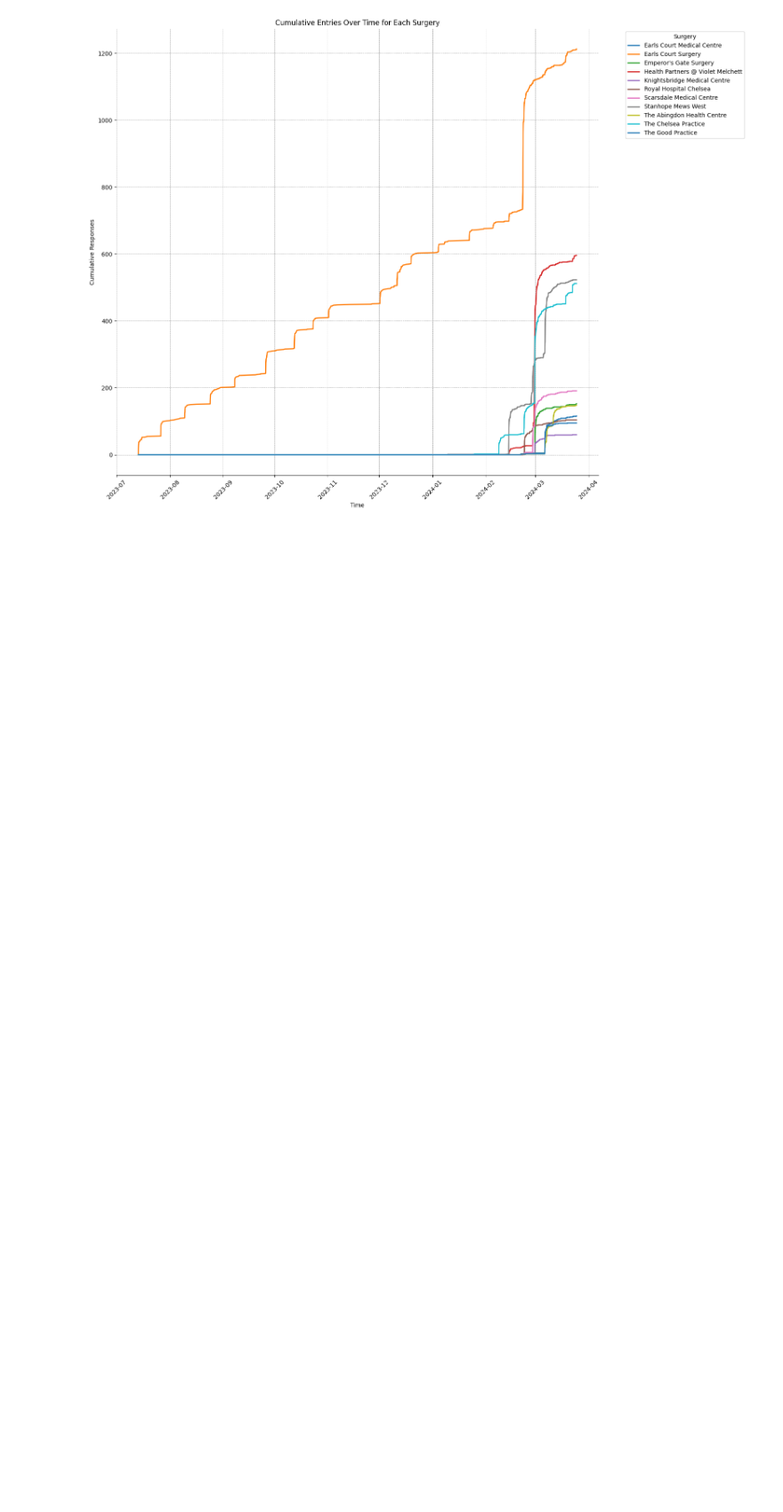
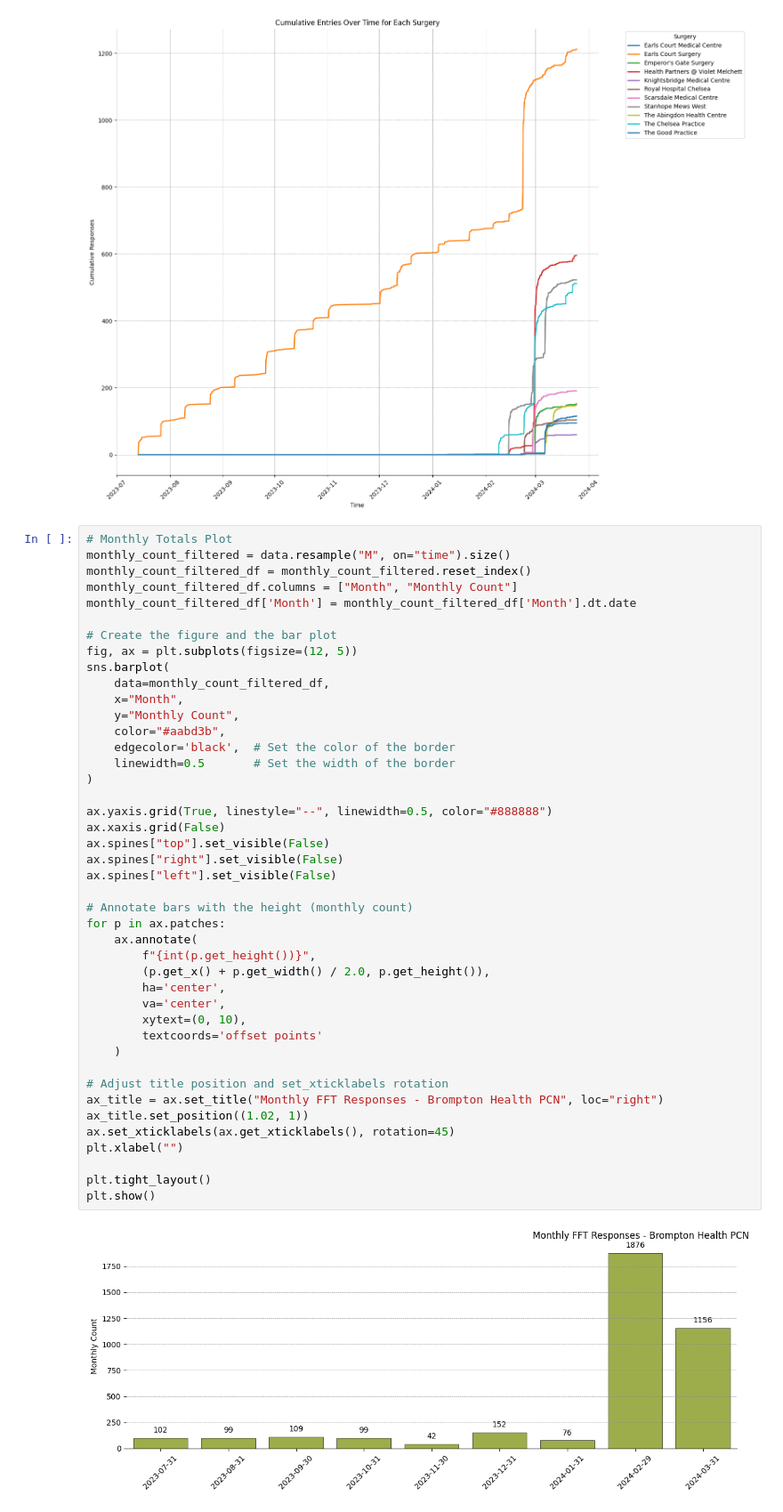
Before and after one commit to janduplessis883/friends-and-family-test-analysis, a Jupyter notebook: notebooks/Untitled1.ipynb, the cells around one changed output. Shown at 89% size. Saved outputs shown, nothing was run; the diff lists cells and outputs as text; blank space fills up the shorter version.

```diff
--- a/notebooks/Untitled1.ipynb
+++ b/notebooks/Untitled1.ipynb
@@ -418,3 +418,48 @@ plt.tight_layout()
 plt.show()
 # %% [output]
 [figure]
+# %%
+# Monthly Totals Plot
+monthly_count_filtered = data.resample("M", on="time").size()
+monthly_count_filtered_df = monthly_count_filtered.reset_index()
+monthly_count_filtered_df.columns = ["Month", "Monthly Count"]
+monthly_count_filtered_df['Month'] = monthly_count_filtered_df['Month'].dt.date
+
+# Create the figure and the bar plot
+fig, ax = plt.subplots(figsize=(12, 5))
+sns.barplot(
+    data=monthly_count_filtered_df,
+    x="Month",
+    y="Monthly Count",
+    color="#aabd3b",
+    edgecolor='black',  # Set the color of the border
+    linewidth=0.5       # Set the width of the border
+)
+
+ax.yaxis.grid(True, linestyle="--", linewidth=0.5, color="#888888")
+ax.xaxis.grid(False)
+ax.spines["top"].set_visible(False)
+ax.spines["right"].set_visible(False)
+ax.spines["left"].set_visible(False)
+
+# Annotate bars with the height (monthly count)
+for p in ax.patches:
+    ax.annotate(
+        f"{int(p.get_height())}",
+        (p.get_x() + p.get_width() / 2.0, p.get_height()),
+        ha='center',
+        va='center',
+        xytext=(0, 10),
+        textcoords='offset points'
+    )
+
+# Adjust title position and set_xticklabels rotation
+ax_title = ax.set_title("Monthly FFT Responses - Brompton Health PCN", loc="right")
+ax_title.set_position((1.02, 1))
+ax.set_xticklabels(ax.get_xticklabels(), rotation=45)
+plt.xlabel("")
+
+plt.tight_layout()
+plt.show()
+# %% [output]
+[figure, added]
```
Also changed, not shown: parts of 9 cells of this notebook, 1 other file.
